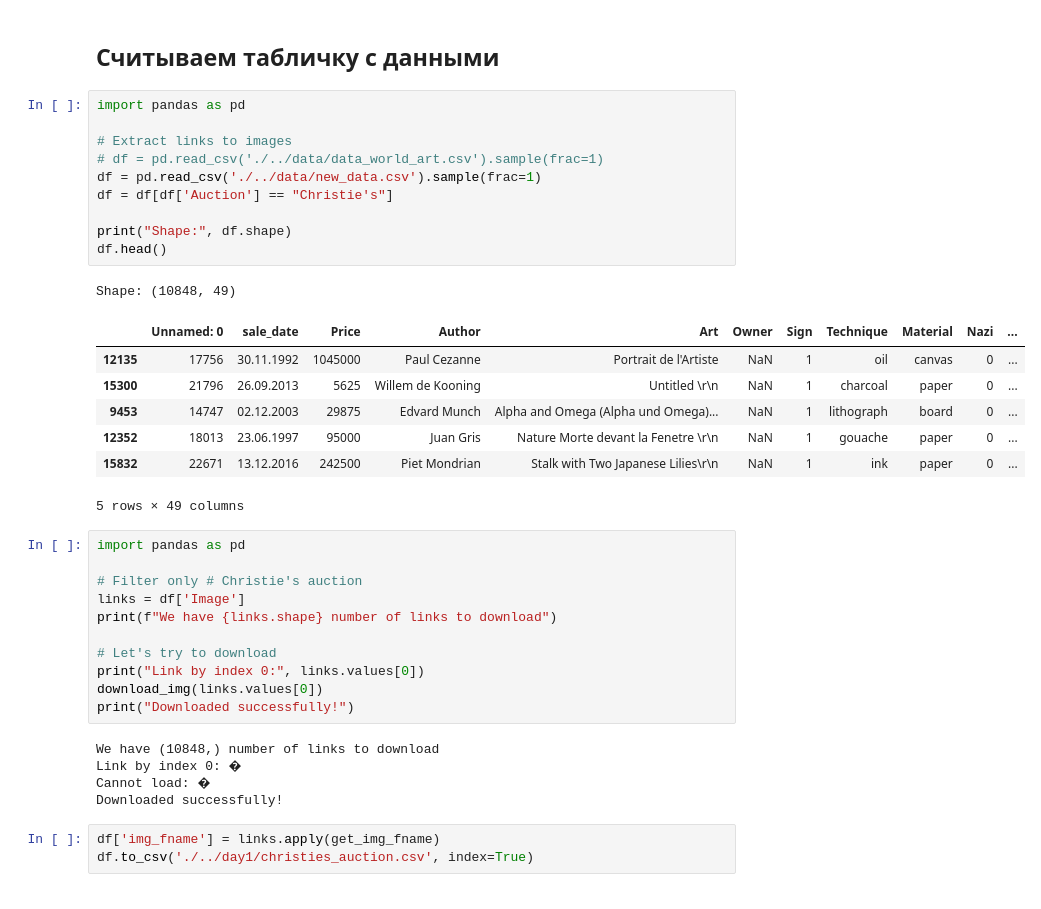
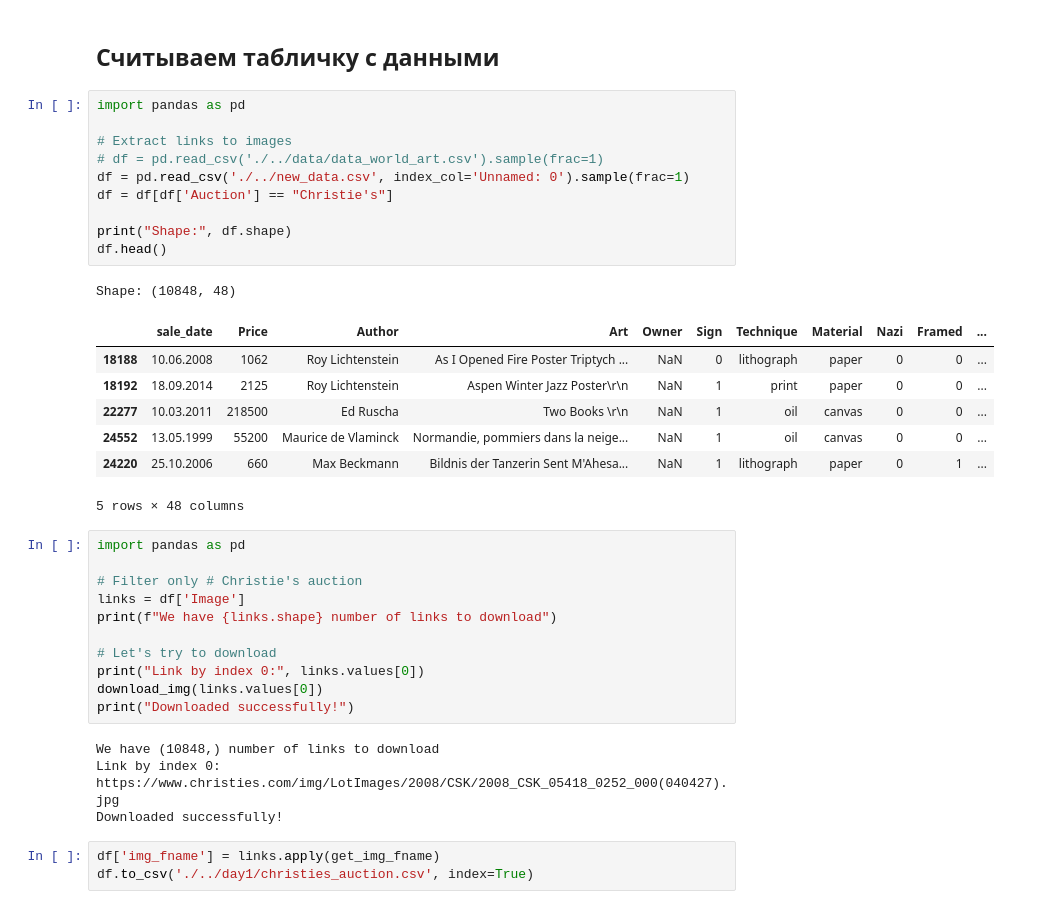
Before and after one commit to tikerlade/ml-art-spbsu-sirius-2024, a Jupyter notebook: day3/day3_data_preparation.ipynb, the cells around one changed output. Cells and saved outputs as stored; diff of their text form.

```diff
--- a/day3/day3_data_preparation.ipynb
+++ b/day3/day3_data_preparation.ipynb
@@ -42,22 +42,22 @@ def download_img(img_link, dst='./../images/', timeout=1):
 # %%
 import pandas as pd
 
 # Extract links to images
 # df = pd.read_csv('./../data/data_world_art.csv').sample(frac=1)
-df = pd.read_csv('./../data/new_data.csv').sample(frac=1)
+df = pd.read_csv('./../new_data.csv', index_col='Unnamed: 0').sample(frac=1)
 df = df[df['Auction'] == "Christie's"]
 
 print("Shape:", df.shape)
 df.head()
 # %% [output]
-Shape: (10848, 49)
+Shape: (10848, 48)
-|  | Unnamed: 0 | sale_date | Price | Author | Art | Owner | Sign | Technique | Material | Nazi | ... |
-| 12135 | 17756 | 30.11.1992 | 1045000 | Paul Cezanne | Portrait de l'Artiste | NaN | 1 | oil | canvas | 0 | ... |
-| 15300 | 21796 | 26.09.2013 | 5625 | Willem de Kooning | Untitled \r\n | NaN | 1 | charcoal | paper | 0 | ... |
-| 9453 | 14747 | 02.12.2003 | 29875 | Edvard Munch | Alpha and Omega (Alpha und Omega)... | NaN | 1 | lithograph | board | 0 | ... |
-| 12352 | 18013 | 23.06.1997 | 95000 | Juan Gris | Nature Morte devant la Fenetre \r\n | NaN | 1 | gouache | paper | 0 | ... |
-| 15832 | 22671 | 13.12.2016 | 242500 | Piet Mondrian | Stalk with Two Japanese Lilies\r\n | NaN | 1 | ink | paper | 0 | ... |
+|  | sale_date | Price | Author | Art | Owner | Sign | Technique | Material | Nazi | Framed | ... |
+| 18188 | 10.06.2008 | 1062 | Roy Lichtenstein | As I Opened Fire Poster Triptych ... | NaN | 0 | lithograph | paper | 0 | 0 | ... |
+| 18192 | 18.09.2014 | 2125 | Roy Lichtenstein | Aspen Winter Jazz Poster\r\n | NaN | 1 | print | paper | 0 | 0 | ... |
+| 22277 | 10.03.2011 | 218500 | Ed Ruscha | Two Books \r\n | NaN | 1 | oil | canvas | 0 | 0 | ... |
+| 24552 | 13.05.1999 | 55200 | Maurice de Vlaminck | Normandie, pommiers dans la neige... | NaN | 1 | oil | canvas | 0 | 0 | ... |
+| 24220 | 25.10.2006 | 660 | Max Beckmann | Bildnis der Tanzerin Sent M'Ahesa... | NaN | 1 | lithograph | paper | 0 | 1 | ... |
-5 rows × 49 columns
+5 rows × 48 columns
 # %%
 import pandas as pd
 
@@ -71,8 +71,7 @@ download_img(links.values[0])
 print("Downloaded successfully!")
 # %% [output]
 We have (10848,) number of links to download
-Link by index 0: �
-Cannot load: �
+Link by index 0: https://www.christies.com/img/LotImages/2008/CSK/2008_CSK_05418_0252_000(040427).jpg
 Downloaded successfully!
 # %%
 df['img_fname'] = links.apply(get_img_fname)
```
Also changed, not shown: 2 other files.
